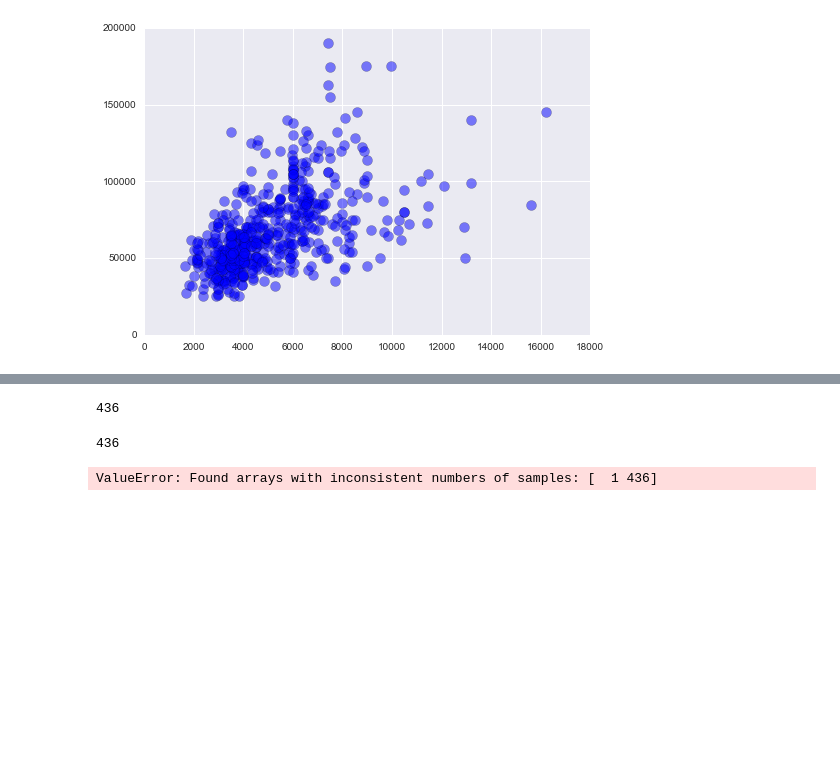
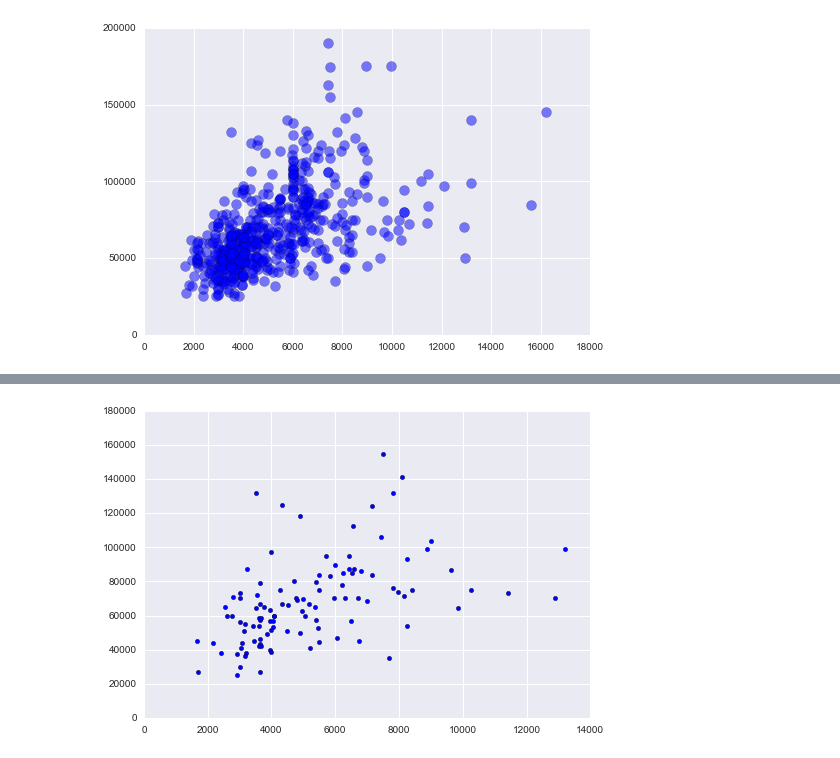
Before and after one commit to mbiczo/ML, a Jupyter notebook: linear_regression/Example1.ipynb, the cells around one changed output, grey strips where cells are left out. Cells and saved outputs as stored; diff of their text form; code cells hidden in the pictures; blank space fills up the shorter version.

Commit message:
convert lr vars to numpy matrix

```diff
--- a/linear_regression/Example1.ipynb
+++ b/linear_regression/Example1.ipynb
@@ -44,15 +45,23 @@ train_data.head()
-# %%
-len(train_data.lotsize)
-# %% [output]
-436
-# %%
-len(train_data.price)
-# %% [output]
-436
+# %%
+x_train = np.matrix(train_data.lotsize)
+y_train = np.matrix(train_data.price)
+
+x_test = np.matrix(test_data.lotsize)
+y_test = np.matrix(test_data.price)
 # %%
 # Create and fit basic linear model
+
+# Create linear regression object
 regr = linear_model.LinearRegression()
 
-regr.fit(train_data.lotsize, train_data.price)
+# Train model using training set
+regr.fit(x_train, y_train)
+
+# Print Coefficients
+#print('Coefficients:', regr.coef_)
+
+
+plt.scatter(x_test, y_test)
+plt.show()
 # %% [output]
-ValueError: Found arrays with inconsistent numbers of samples: [  1 436]
+[figure, added]
```
Also changed, not shown: parts of 5 cells of this notebook.
